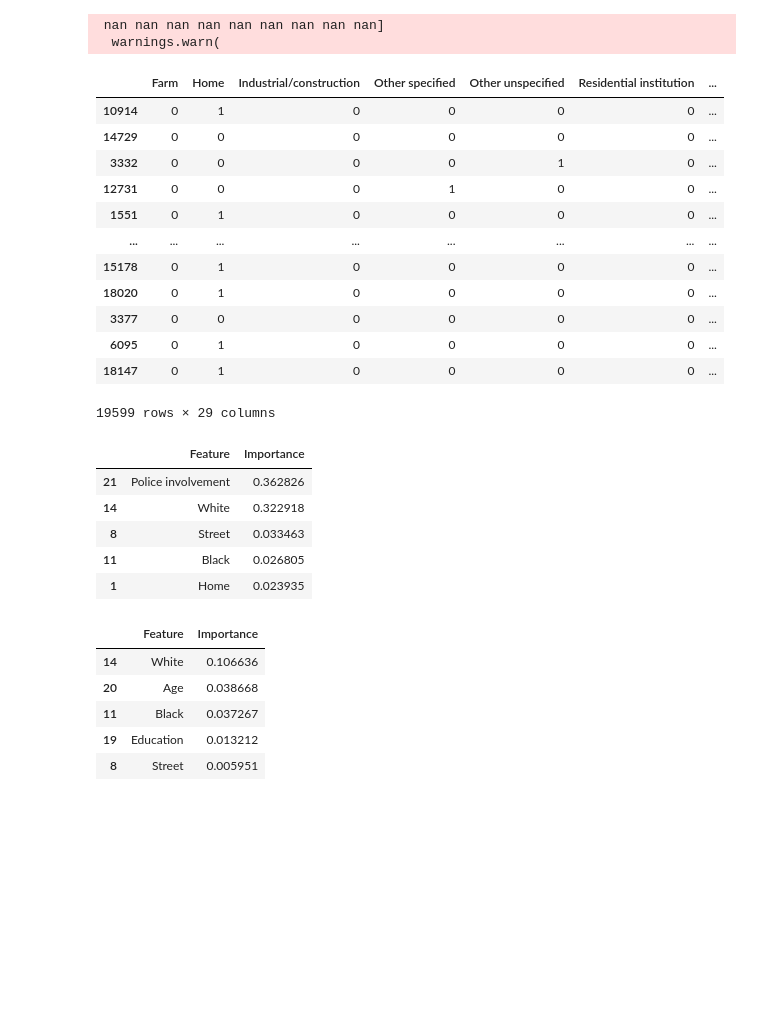
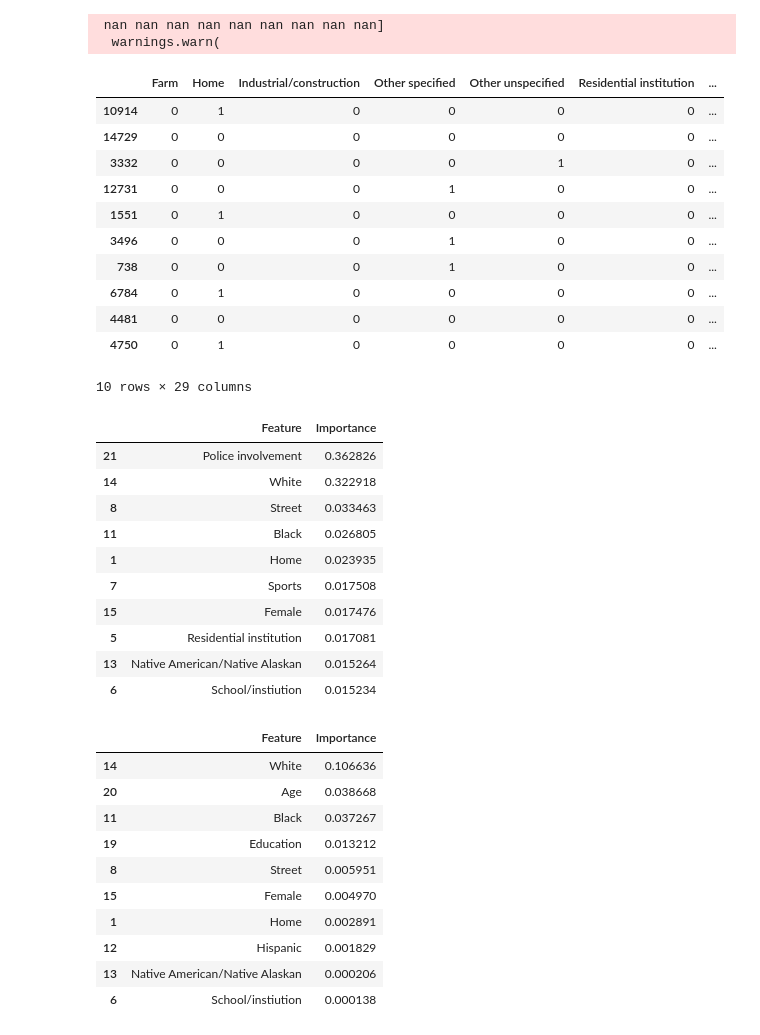
Before and after one commit to ahuang28/cs3244_final_project, a Jupyter notebook: code.ipynb, the cells around one changed output. Saved outputs shown, nothing was run; the diff lists cells and outputs as text; code cells hidden in the pictures; blank space fills up the shorter version.

```diff
--- a/code.ipynb
+++ b/code.ipynb
@@ -821,8 +821,8 @@ def train_evaluate_xgboost(X_train, y_train, X_test, y_test, penalise):
             y_onehot_test[:, class_id],
             y_score[:, class_id],
             name=f"{reason} vs the rest",
-            color="darkorange")
-            #plot_chance_level=True)
+            color="darkorange",
+            plot_chance_level=True)
 
         _ = display.ax_.set(
             xlabel="False Positive Rate",
@@ -919,24 +967,23 @@ xgb_permutation_importance_df = xgb_permutation_importance_df.sort_values(by='Im
   warnings.warn(
 # %%
 #Log loss in descending order
-xgb_log_loss_df.sort_values(by='log_loss', ascending=False)
+xgb_log_loss_df.sort_values(by='log_loss', ascending=False).head(10)
 # %% [output]
 |  | Farm | Home | Industrial/construction | Other specified | Other unspecified | Residential institution | ... |
 | 10914 | 0 | 1 | 0 | 0 | 0 | 0 | ... |
 | 14729 | 0 | 0 | 0 | 0 | 0 | 0 | ... |
 | 3332 | 0 | 0 | 0 | 0 | 1 | 0 | ... |
 | 12731 | 0 | 0 | 0 | 1 | 0 | 0 | ... |
 | 1551 | 0 | 1 | 0 | 0 | 0 | 0 | ... |
-| ... | ... | ... | ... | ... | ... | ... | ... |
-| 15178 | 0 | 1 | 0 | 0 | 0 | 0 | ... |
-| 18020 | 0 | 1 | 0 | 0 | 0 | 0 | ... |
-| 3377 | 0 | 0 | 0 | 0 | 0 | 0 | ... |
-| 6095 | 0 | 1 | 0 | 0 | 0 | 0 | ... |
-| 18147 | 0 | 1 | 0 | 0 | 0 | 0 | ... |
+| 3496 | 0 | 0 | 0 | 1 | 0 | 0 | ... |
+| 738 | 0 | 0 | 0 | 1 | 0 | 0 | ... |
+| 6784 | 0 | 1 | 0 | 0 | 0 | 0 | ... |
+| 4481 | 0 | 0 | 0 | 0 | 0 | 0 | ... |
+| 4750 | 0 | 1 | 0 | 0 | 0 | 0 | ... |
-19599 rows × 29 columns
+10 rows × 29 columns
 # %%
 #Most important features in XGBoost class weights model
-xgb_importance_df.head()
+xgb_importance_df.head(10)
 # %% [output]
 |  | Feature | Importance |
 | 21 | Police involvement | 0.362826 |
@@ -944,9 +991,14 @@ xgb_importance_df.head()
 | 8 | Street | 0.033463 |
 | 11 | Black | 0.026805 |
 | 1 | Home | 0.023935 |
+| 7 | Sports | 0.017508 |
+| 15 | Female | 0.017476 |
+| 5 | Residential institution | 0.017081 |
+| 13 | Native American/Native Alaskan | 0.015264 |
+| 6 | School/instiution | 0.015234 |
 # %%
 #Features that contribute most to misclassification
-xgb_permutation_importance_df.head()
+xgb_permutation_importance_df.head(10)
 # %% [output]
 |  | Feature | Importance |
 | 14 | White | 0.106636 |
@@ -954,3 +1006,8 @@ xgb_permutation_importance_df.head()
 | 11 | Black | 0.037267 |
 | 19 | Education | 0.013212 |
 | 8 | Street | 0.005951 |
+| 15 | Female | 0.004970 |
+| 1 | Home | 0.002891 |
+| 12 | Hispanic | 0.001829 |
+| 13 | Native American/Native Alaskan | 0.000206 |
+| 6 | School/instiution | 0.000138 |
```
Also changed, not shown: parts of 2 cells of this notebook.
